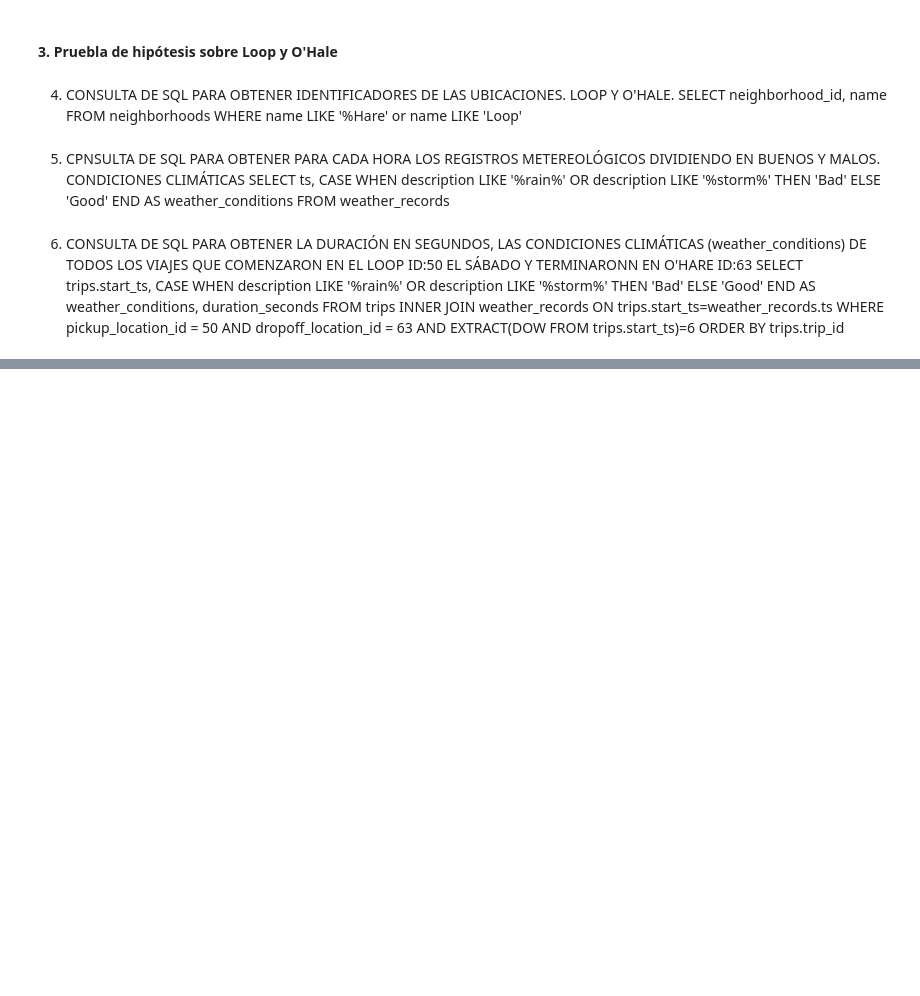
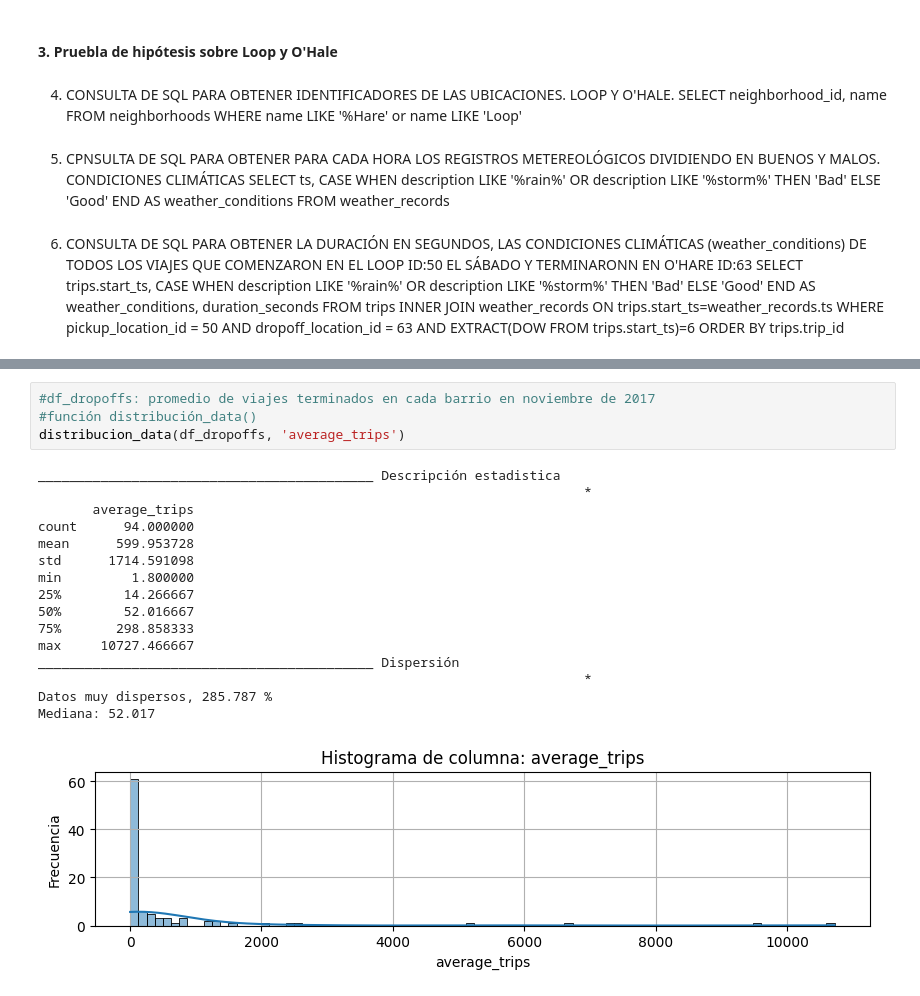
Before and after one commit to marcb-97/zuber_project, a Jupyter notebook: zuber_da_project.ipynb, the cells around one changed output, grey strips where cells are left out. Saved outputs shown, nothing was run; the diff lists cells and outputs as text; blank space fills up the shorter version.

```diff
--- a/zuber_da_project.ipynb
+++ b/zuber_da_project.ipynb
@@ -123,0 +259,21 @@ trips.trip_id
+# %%
+#df_dropoffs: promedio de viajes terminados en cada barrio en noviembre de 2017
+#función distribución_data()
+distribucion_data(df_dropoffs, 'average_trips')
+# %% [output]
+___________________________________________ Descripción estadistica
+                                                                      *
+       average_trips
+count      94.000000
+mean      599.953728
+std      1714.591098
+min         1.800000
+25%        14.266667
+50%        52.016667
+75%       298.858333
+max     10727.466667
+___________________________________________ Dispersión
+                                                                      *
+Datos muy dispersos, 285.787 %
+Mediana: 52.017
+[figure, added]
```
Also changed, not shown: parts of 31 cells of this notebook, 3 other files.
